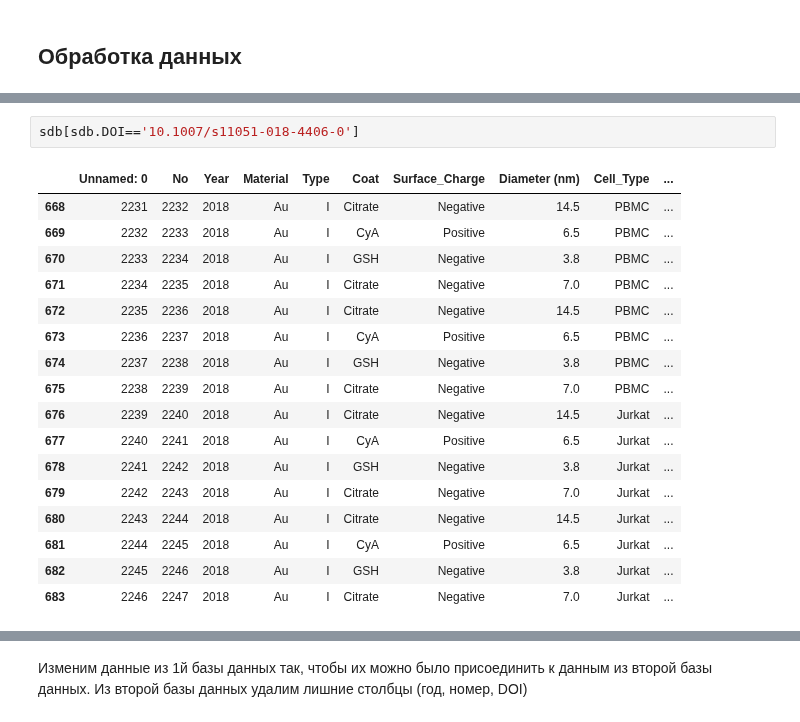
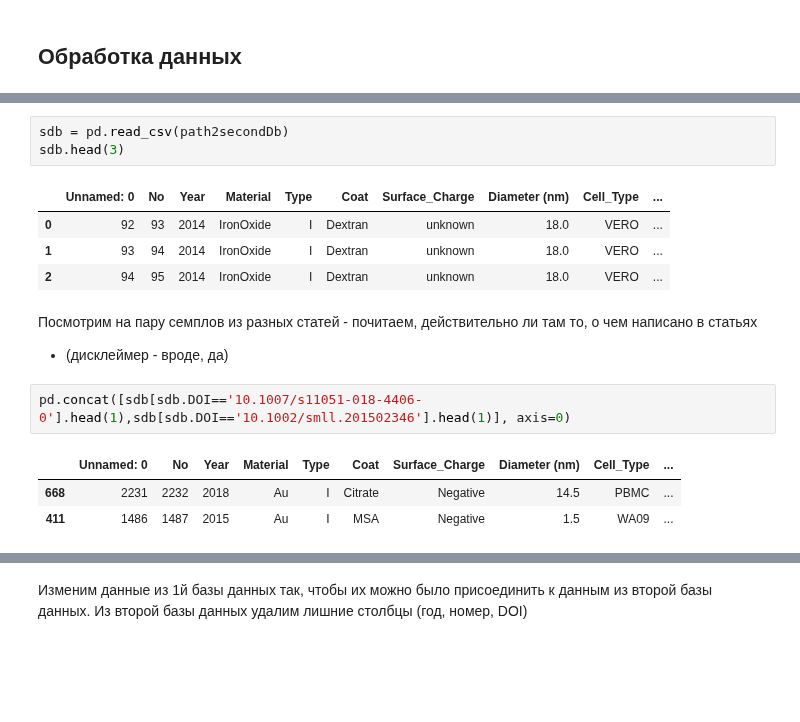
Before and after one commit to dobrotvorn/DataCon23, a Jupyter notebook: Mini_task1.ipynb, the cells around one changed output, grey strips where cells are left out. Cells and saved outputs as stored; diff of their text form; blank space fills up the shorter version.

```diff
--- a/Mini_task1.ipynb
+++ b/Mini_task1.ipynb
@@ -160,20 +120,17 @@ Index(['Unnamed: 0', 'No', 'Year', 'Material', 'Type', 'Coat',
+# %%
+sdb = pd.read_csv(path2secondDb)
+sdb.head(3)
+# %% [output]
+|  | Unnamed: 0 | No | Year | Material | Type | Coat | Surface_Charge | Diameter (nm) | Cell_Type | ... |
+| 0 | 92 | 93 | 2014 | IronOxide | I | Dextran | unknown | 18.0 | VERO | ... |
+| 1 | 93 | 94 | 2014 | IronOxide | I | Dextran | unknown | 18.0 | VERO | ... |
+| 2 | 94 | 95 | 2014 | IronOxide | I | Dextran | unknown | 18.0 | VERO | ... |
+# %% [markdown]
+Посмотрим на пару семплов из разных статей - почитаем, действительно ли там то, о чем написано в статьях
+- (дисклеймер - вроде, да)
 # %%
-sdb[sdb.DOI=='10.1007/s11051-018-4406-0']
+pd.concat([sdb[sdb.DOI=='10.1007/s11051-018-4406-0'].head(1),sdb[sdb.DOI=='10.1002/smll.201502346'].head(1)], axis=0)
 # %% [output]
 |  | Unnamed: 0 | No | Year | Material | Type | Coat | Surface_Charge | Diameter (nm) | Cell_Type | ... |
 | 668 | 2231 | 2232 | 2018 | Au | I | Citrate | Negative | 14.5 | PBMC | ... |
-| 669 | 2232 | 2233 | 2018 | Au | I | CyA | Positive | 6.5 | PBMC | ... |
-| 670 | 2233 | 2234 | 2018 | Au | I | GSH | Negative | 3.8 | PBMC | ... |
-| 671 | 2234 | 2235 | 2018 | Au | I | Citrate | Negative | 7.0 | PBMC | ... |
-| 672 | 2235 | 2236 | 2018 | Au | I | Citrate | Negative | 14.5 | PBMC | ... |
-| 673 | 2236 | 2237 | 2018 | Au | I | CyA | Positive | 6.5 | PBMC | ... |
-| 674 | 2237 | 2238 | 2018 | Au | I | GSH | Negative | 3.8 | PBMC | ... |
-| 675 | 2238 | 2239 | 2018 | Au | I | Citrate | Negative | 7.0 | PBMC | ... |
-| 676 | 2239 | 2240 | 2018 | Au | I | Citrate | Negative | 14.5 | Jurkat | ... |
-| 677 | 2240 | 2241 | 2018 | Au | I | CyA | Positive | 6.5 | Jurkat | ... |
-| 678 | 2241 | 2242 | 2018 | Au | I | GSH | Negative | 3.8 | Jurkat | ... |
-| 679 | 2242 | 2243 | 2018 | Au | I | Citrate | Negative | 7.0 | Jurkat | ... |
-| 680 | 2243 | 2244 | 2018 | Au | I | Citrate | Negative | 14.5 | Jurkat | ... |
-| 681 | 2244 | 2245 | 2018 | Au | I | CyA | Positive | 6.5 | Jurkat | ... |
-| 682 | 2245 | 2246 | 2018 | Au | I | GSH | Negative | 3.8 | Jurkat | ... |
-| 683 | 2246 | 2247 | 2018 | Au | I | Citrate | Negative | 7.0 | Jurkat | ... |
+| 411 | 1486 | 1487 | 2015 | Au | I | MSA | Negative | 1.5 | WA09 | ... |
```
Also changed, not shown: parts of 27 cells of this notebook.
